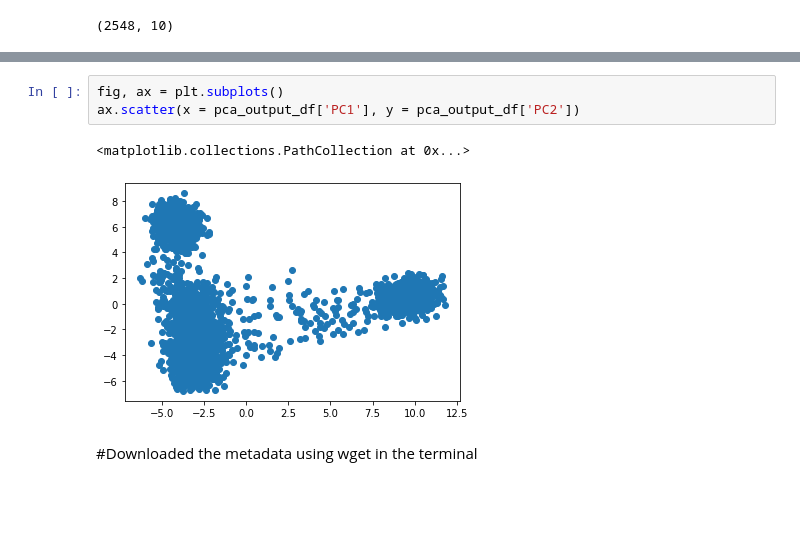
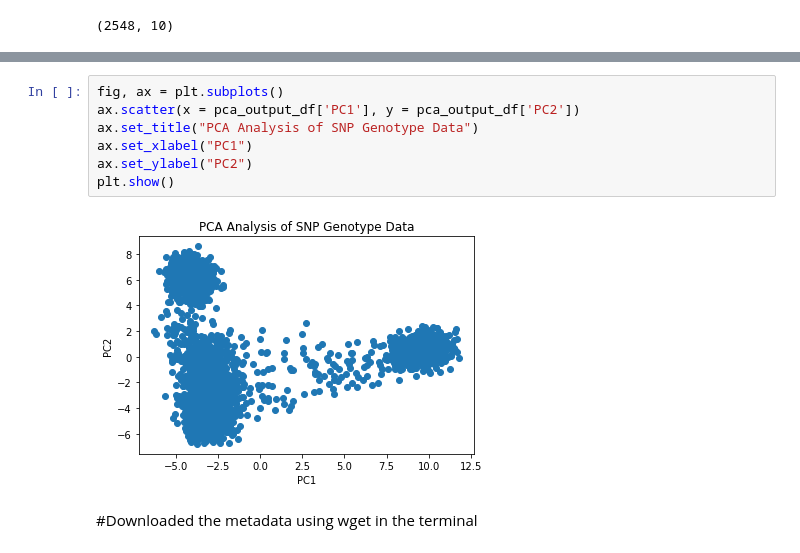
Before and after one commit to AustinChiappetta/qbb2020-answers, a Jupyter notebook: day2-homework/day2-homework_exercises.py.ipynb, the cells around one changed output, grey strips where cells are left out. Drawn from its saved outputs; the diff is of its cells as text; blank space fills up the shorter version.

Commit message:
Finish day2-homework by adding labels to axes on plots

```diff
--- a/day2-homework/day2-homework_exercises.py.ipynb
+++ b/day2-homework/day2-homework_exercises.py.ipynb
@@ -252,9 +252,12 @@ pca_output_df
 # %%
 fig, ax = plt.subplots()
 ax.scatter(x = pca_output_df['PC1'], y = pca_output_df['PC2'])
+ax.set_title("PCA Analysis of SNP Genotype Data")
+ax.set_xlabel("PC1")
+ax.set_ylabel("PC2")
+plt.show()
 # %% [output]
-<matplotlib.collections.PathCollection at 0x...>
-[figure, old version]
+[figure, new version]
 # %% [markdown]
 #Downloaded the metadata using wget in the terminal
 # %% [markdown]
```
Also changed, not shown: parts of 7 cells of this notebook.
